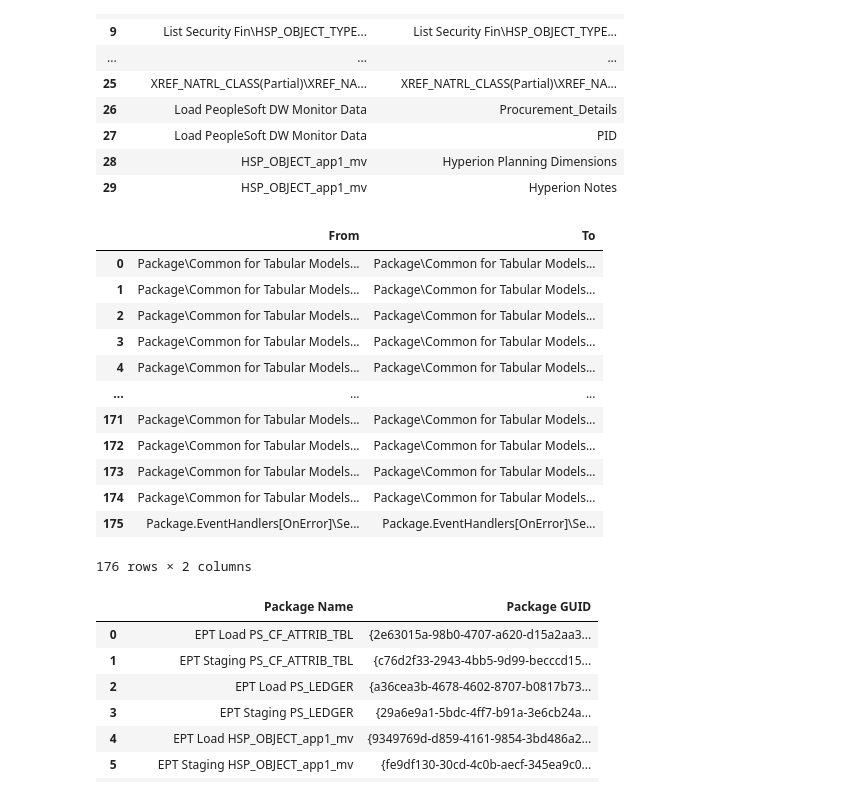
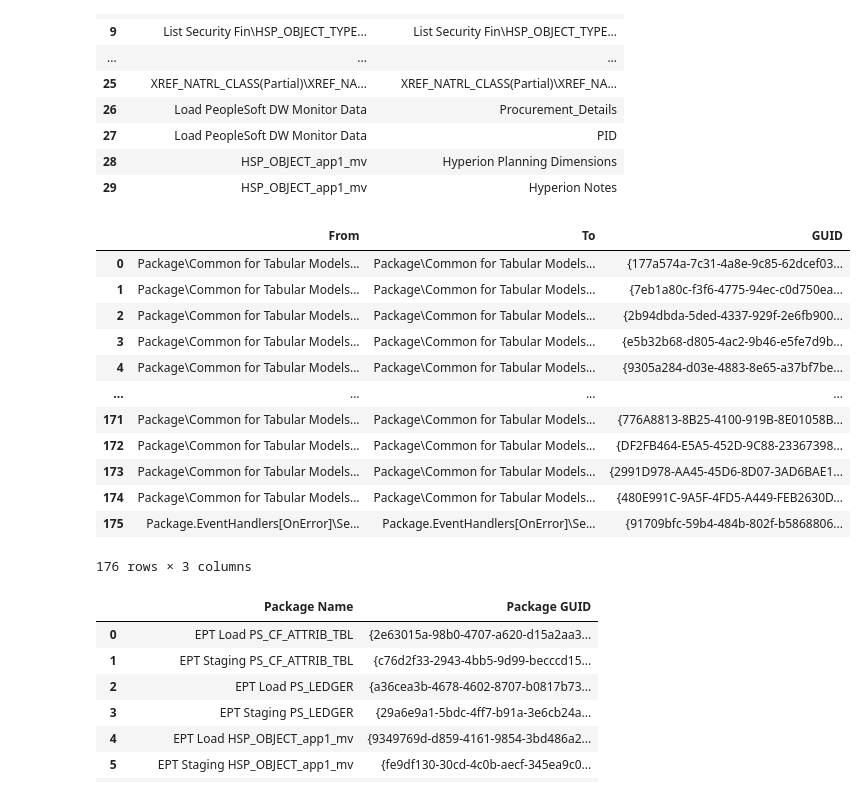
Before and after one commit to TimK00/Practicum-II, a Jupyter notebook: Python/Helper Snippets.ipynb, the cells around one changed output. Drawn from its saved outputs; the diff is of its cells as text; code cells hidden in the pictures.

```diff
--- a/Python/Helper Snippets.ipynb
+++ b/Python/Helper Snippets.ipynb
@@ -62,42 +62,43 @@ df
 # %%
 ## LogicalAnd Filtering expanded
 
 # parse the XML file using ElementTree
 tree = ET.parse(xml_file_path)
 root = tree.getroot()
 
 # define the namespaces used in the XML file
 namespaces = {"DTS": "www.microsoft.com/SqlServer/Dts"}
 
 # find all the PrecedenceConstraint elements with LogicalAnd="True"
 constraints = root.findall(".//DTS:PrecedenceConstraint[@DTS:LogicalAnd='True']", namespaces)
 
 # create an empty dataframe to store the results
-df = pd.DataFrame(columns=['From', 'To'])
+df = pd.DataFrame(columns=['From', 'To', 'GUID'])
 
-# iterate over each constraint and add its From and To values to the dataframe, if available
+# iterate over each constraint and add its From, To, and ID values to the dataframe, if available
 for i, constraint in enumerate(constraints):
     constraint_from = constraint.get("{www.microsoft.com/SqlServer/Dts}From")
     constraint_to = constraint.get("{www.microsoft.com/SqlServer/Dts}To")
-    if constraint_from is not None and constraint_to is not None:
-        df.loc[i] = [constraint_from, constraint_to]
+    constraint_id = constraint.get("{www.microsoft.com/SqlServer/Dts}DTSID")
+    if constraint_from is not None and constraint_to is not None and constraint_id is not None:
+        df.loc[i] = [constraint_from, constraint_to, constraint_id]
 
-# print the dataframe
+# display the resulting DataFrame
 df
 # %% [output]
-|  | From | To |
-| 0 | Package\Common for Tabular Models... | Package\Common for Tabular Models... |
-| 1 | Package\Common for Tabular Models... | Package\Common for Tabular Models... |
-| 2 | Package\Common for Tabular Models... | Package\Common for Tabular Models... |
-| 3 | Package\Common for Tabular Models... | Package\Common for Tabular Models... |
-| 4 | Package\Common for Tabular Models... | Package\Common for Tabular Models... |
-| ... | ... | ... |
-| 171 | Package\Common for Tabular Models... | Package\Common for Tabular Models... |
-| 172 | Package\Common for Tabular Models... | Package\Common for Tabular Models... |
-| 173 | Package\Common for Tabular Models... | Package\Common for Tabular Models... |
-| 174 | Package\Common for Tabular Models... | Package\Common for Tabular Models... |
-| 175 | Package.EventHandlers[OnError]\Se... | Package.EventHandlers[OnError]\Se... |
+|  | From | To | GUID |
+| 0 | Package\Common for Tabular Models... | Package\Common for Tabular Models... | {177a574a-7c31-4a8e-9c85-62dcef03... |
+| 1 | Package\Common for Tabular Models... | Package\Common for Tabular Models... | {7eb1a80c-f3f6-4775-94ec-c0d750ea... |
+| 2 | Package\Common for Tabular Models... | Package\Common for Tabular Models... | {2b94dbda-5ded-4337-929f-2e6fb900... |
+| 3 | Package\Common for Tabular Models... | Package\Common for Tabular Models... | {e5b32b68-d805-4ac2-9b46-e5fe7d9b... |
+| 4 | Package\Common for Tabular Models... | Package\Common for Tabular Models... | {9305a284-d03e-4883-8e65-a37bf7be... |
+| ... | ... | ... | ... |
+| 171 | Package\Common for Tabular Models... | Package\Common for Tabular Models... | {776A8813-8B25-4100-919B-8E01058B... |
+| 172 | Package\Common for Tabular Models... | Package\Common for Tabular Models... | {DF2FB464-E5A5-452D-9C88-23367398... |
+| 173 | Package\Common for Tabular Models... | Package\Common for Tabular Models... | {2991D978-AA45-45D6-8D07-3AD6BAE1... |
+| 174 | Package\Common for Tabular Models... | Package\Common for Tabular Models... | {480E991C-9A5F-4FD5-A449-FEB2630D... |
+| 175 | Package.EventHandlers[OnError]\Se... | Package.EventHandlers[OnError]\Se... | {91709bfc-59b4-484b-802f-b5868806... |
-176 rows × 2 columns
+176 rows × 3 columns
 # %%
 ## Grabbing GUIDs
 
```
Also changed, not shown: parts of 1 cell of this notebook.
